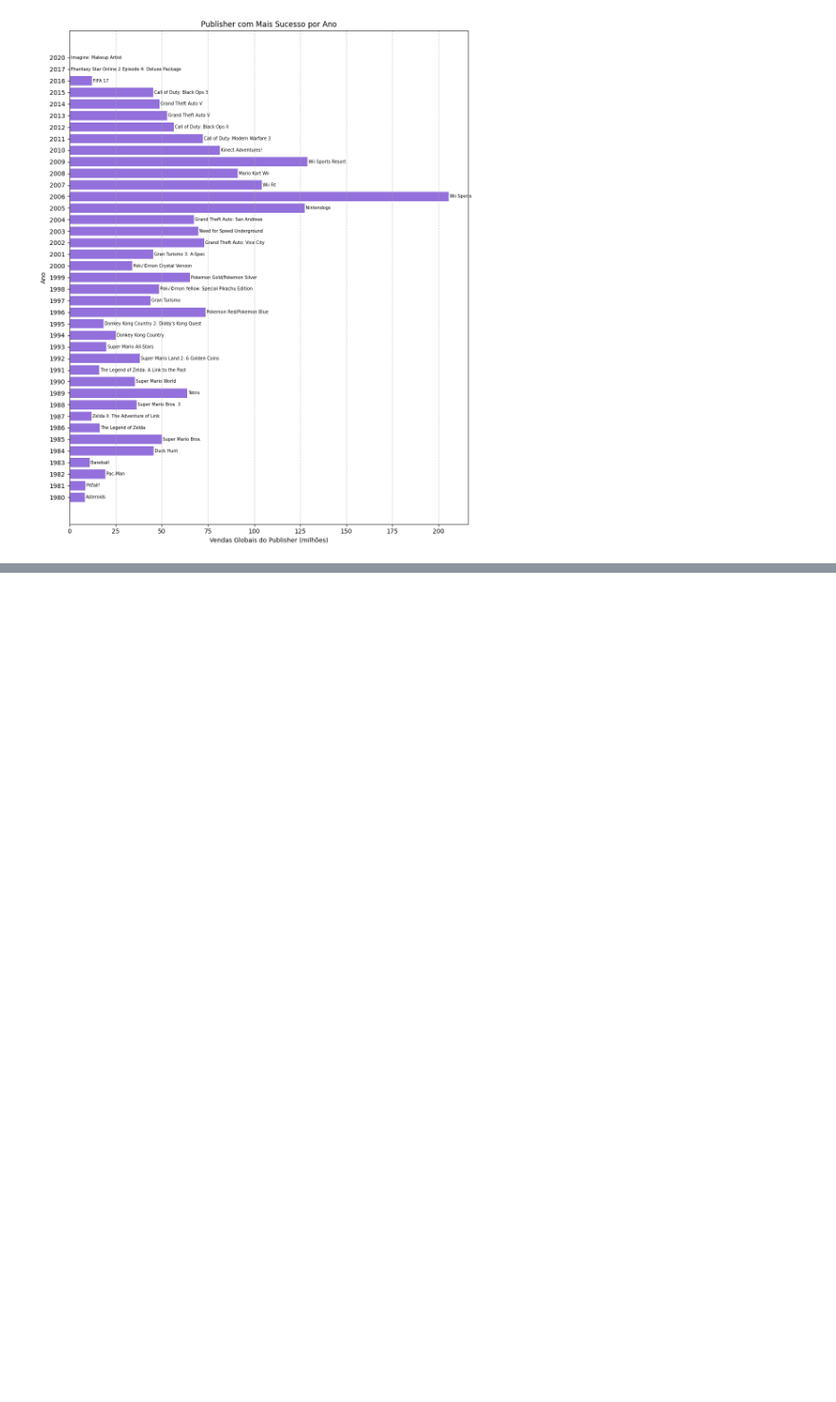
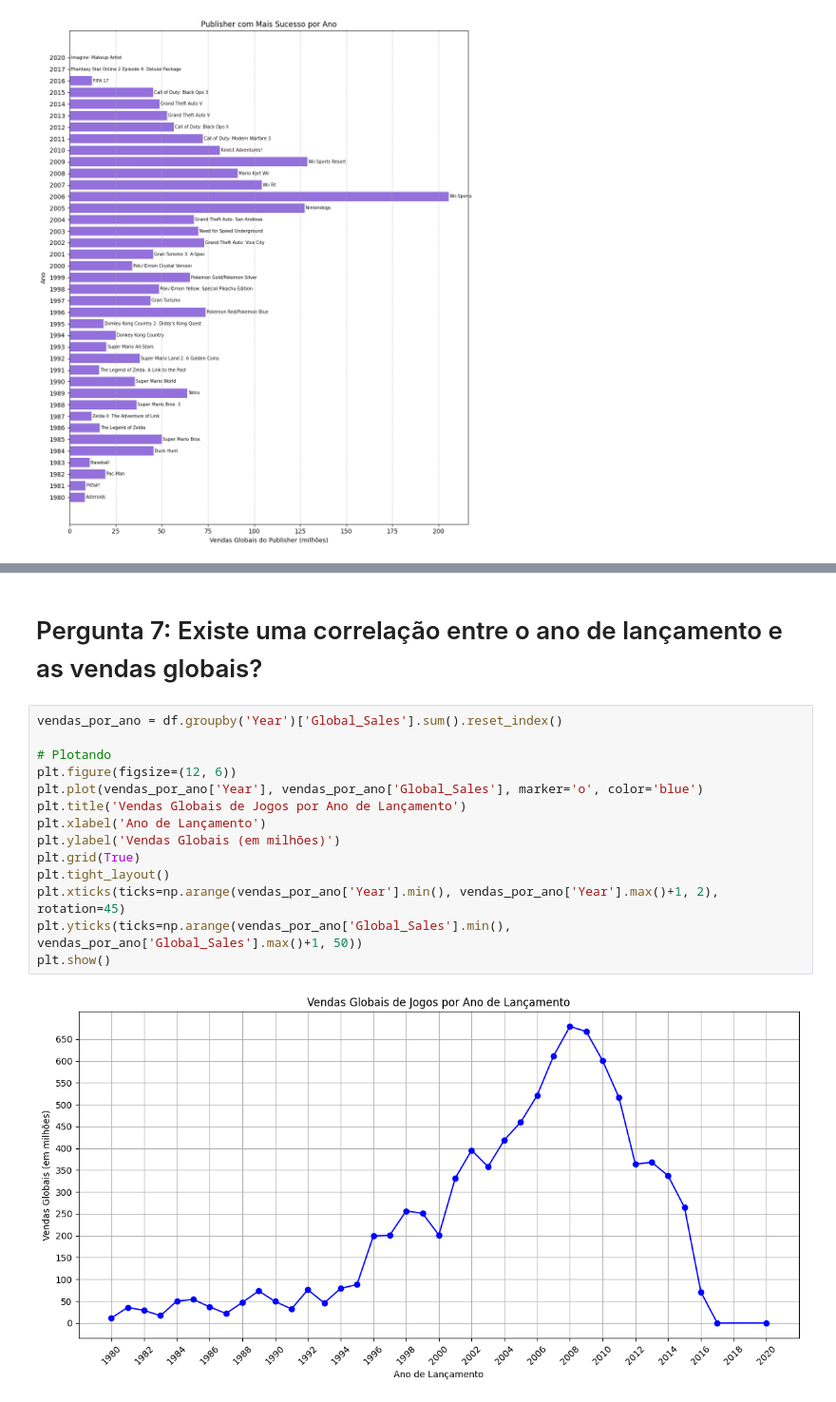
Before and after one commit to AlexandrePossari/ProjetoC111, a Jupyter notebook: main.ipynb, the cells around one changed output, grey strips where cells are left out. Shown at 95% size. Saved outputs shown, nothing was run; the diff lists cells and outputs as text; blank space fills up the shorter version.

```diff
--- a/main.ipynb
+++ b/main.ipynb
@@ -135,0 +194,18 @@ plt.show()
+# %% [markdown]
+# Pergunta 7: Existe uma correlação entre o ano de lançamento e as vendas globais?
+# %%
+vendas_por_ano = df.groupby('Year')['Global_Sales'].sum().reset_index()
+
+# Plotando
+plt.figure(figsize=(12, 6))
+plt.plot(vendas_por_ano['Year'], vendas_por_ano['Global_Sales'], marker='o', color='blue')
+plt.title('Vendas Globais de Jogos por Ano de Lançamento')
+plt.xlabel('Ano de Lançamento')
+plt.ylabel('Vendas Globais (em milhões)')
+plt.grid(True)
+plt.tight_layout()
+plt.xticks(ticks=np.arange(vendas_por_ano['Year'].min(), vendas_por_ano['Year'].max()+1, 2), rotation=45)
+plt.yticks(ticks=np.arange(vendas_por_ano['Global_Sales'].min(), vendas_por_ano['Global_Sales'].max()+1, 50))
+plt.show()
+# %% [output]
+[figure, added]
```
Also changed, not shown: parts of 6 cells of this notebook.
